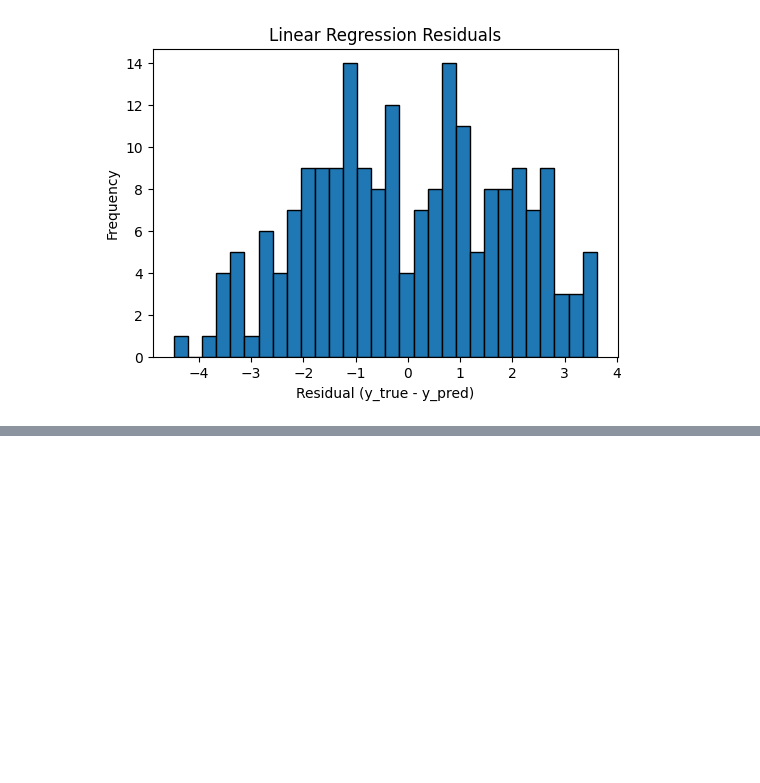
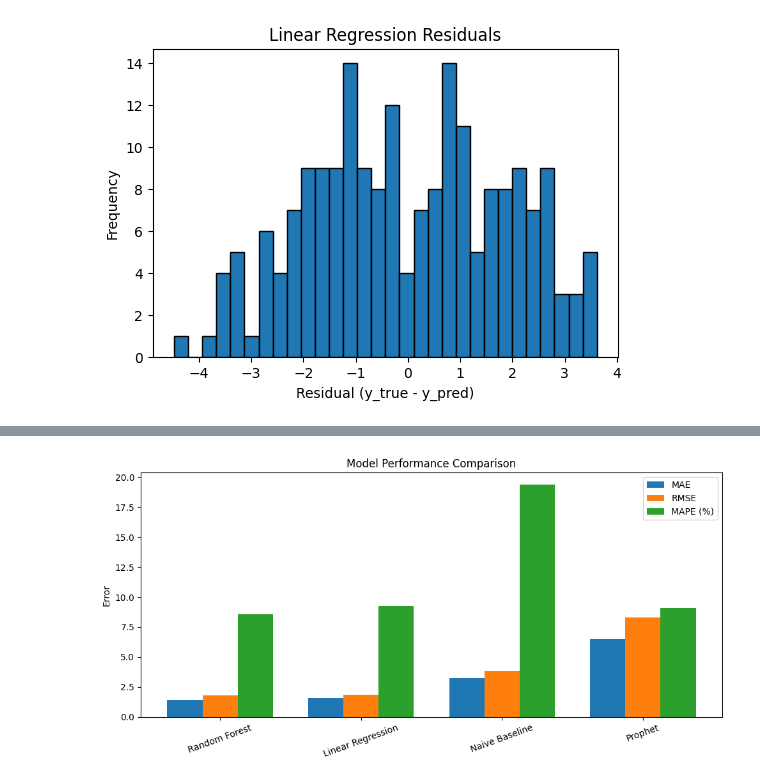
Before and after one commit to mirunadumitru/auction-bids-prediction, a Jupyter notebook: newProject/notebooks/01_eda_and_models.ipynb, the cells around one changed output, grey strips where cells are left out. Drawn from its saved outputs; the diff is of its cells as text; code cells hidden in the pictures; blank space fills up the shorter version.

```diff
--- a/newProject/notebooks/01_eda_and_models.ipynb
+++ b/newProject/notebooks/01_eda_and_models.ipynb
@@ -182,0 +483,23 @@ plt.show()
+# %%
+import matplotlib.pyplot as plt
+
+models = ["Random Forest", "Linear Regression", "Naive Baseline", "Prophet"]
+mae_vals = [1.45, 1.58, 3.24, 6.47]
+rmse_vals = [1.78, 1.85, 3.84, 8.28]
+mape_vals = [8.55, 9.25, 19.39, 9.08]
+
+x = range(len(models))
+
+plt.figure(figsize=(10,5))
+plt.bar(x, mae_vals, width=0.25, label="MAE")
+plt.bar([i+0.25 for i in x], rmse_vals, width=0.25, label="RMSE")
+plt.bar([i+0.5 for i in x], mape_vals, width=0.25, label="MAPE (%)")
+
+plt.xticks([i+0.25 for i in x], models, rotation=20)
+plt.ylabel("Error")
+plt.title("Model Performance Comparison")
+plt.legend()
+plt.tight_layout()
+plt.show()
+# %% [output]
+[figure, added]
```
Also changed, not shown: parts of 14 cells of this notebook.
